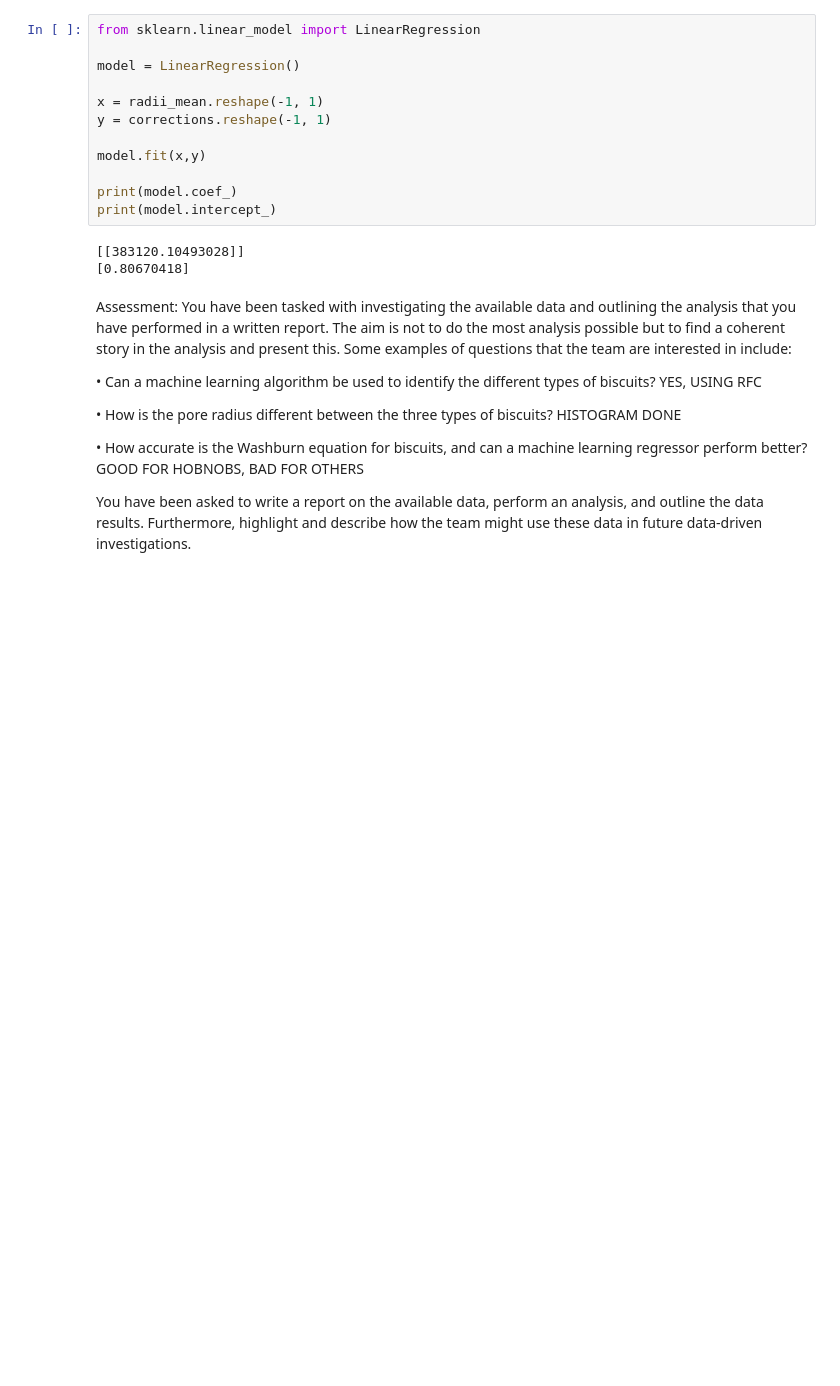
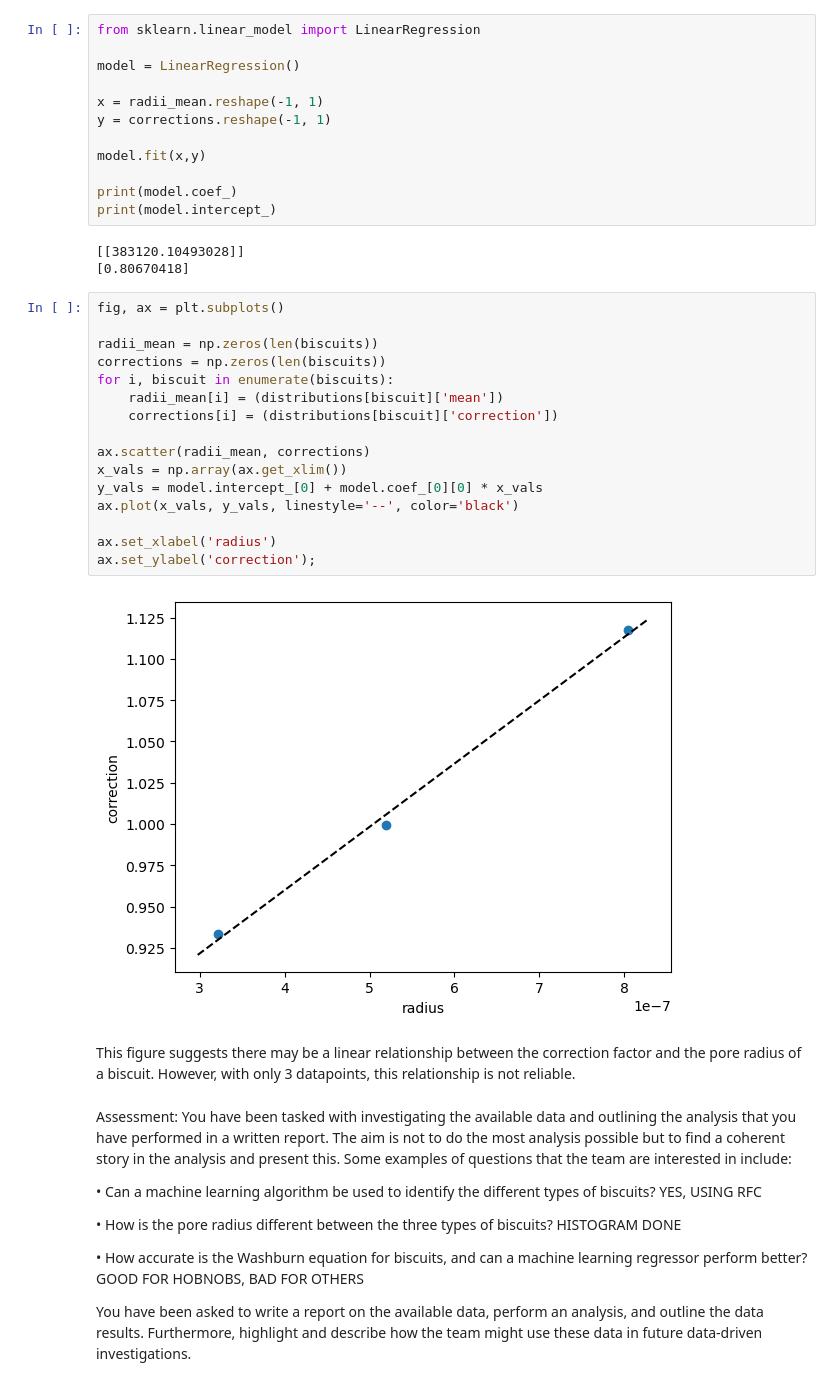
Before and after one commit to M4ffff/ML_biscuit_analysis, a Jupyter notebook: initial.ipynb, the cells around one changed output. Saved outputs shown, nothing was run; the diff lists cells and outputs as text; blank space fills up the shorter version.

```diff
--- a/initial.ipynb
+++ b/initial.ipynb
@@ -1742,6 +1744,26 @@ print(model.intercept_)
 # %% [output]
 [[383120.10493028]]
 [0.80670418]
+# %%
+fig, ax = plt.subplots()
+
+radii_mean = np.zeros(len(biscuits))
+corrections = np.zeros(len(biscuits))
+for i, biscuit in enumerate(biscuits):
+    radii_mean[i] = (distributions[biscuit]['mean'])
+    corrections[i] = (distributions[biscuit]['correction'])
+
+ax.scatter(radii_mean, corrections)
+x_vals = np.array(ax.get_xlim())
+y_vals = model.intercept_[0] + model.coef_[0][0] * x_vals
+ax.plot(x_vals, y_vals, linestyle='--', color='black')
+
+ax.set_xlabel('radius')
+ax.set_ylabel('correction');
+# %% [output]
+[figure, added]
+# %% [markdown]
+This figure suggests there may be a linear relationship between the correction factor and the pore radius of a biscuit. However, with only 3 datapoints, this relationship is not reliable.
 # %% [markdown]
 Assessment: You have been tasked with investigating the available data and outlining
 the analysis that you have performed in a written report. The aim is not to do the
```
Also changed, not shown: parts of 2 cells of this notebook.
